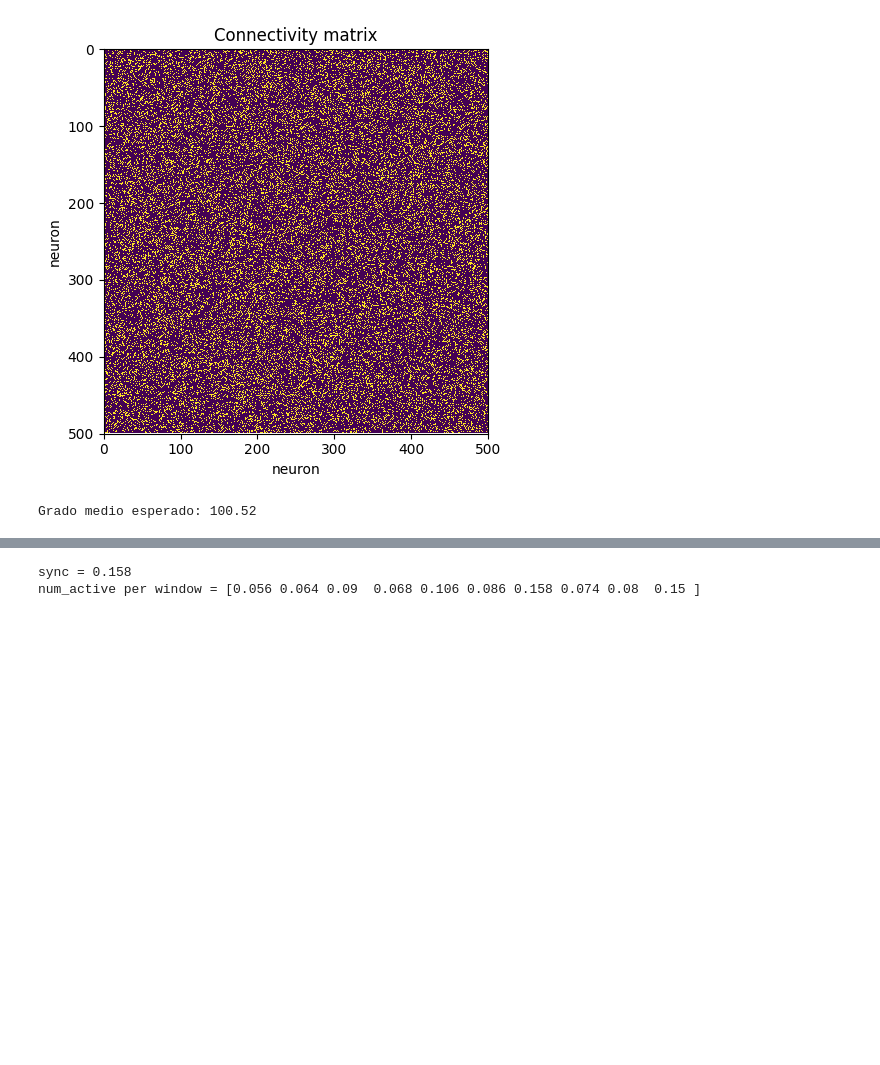
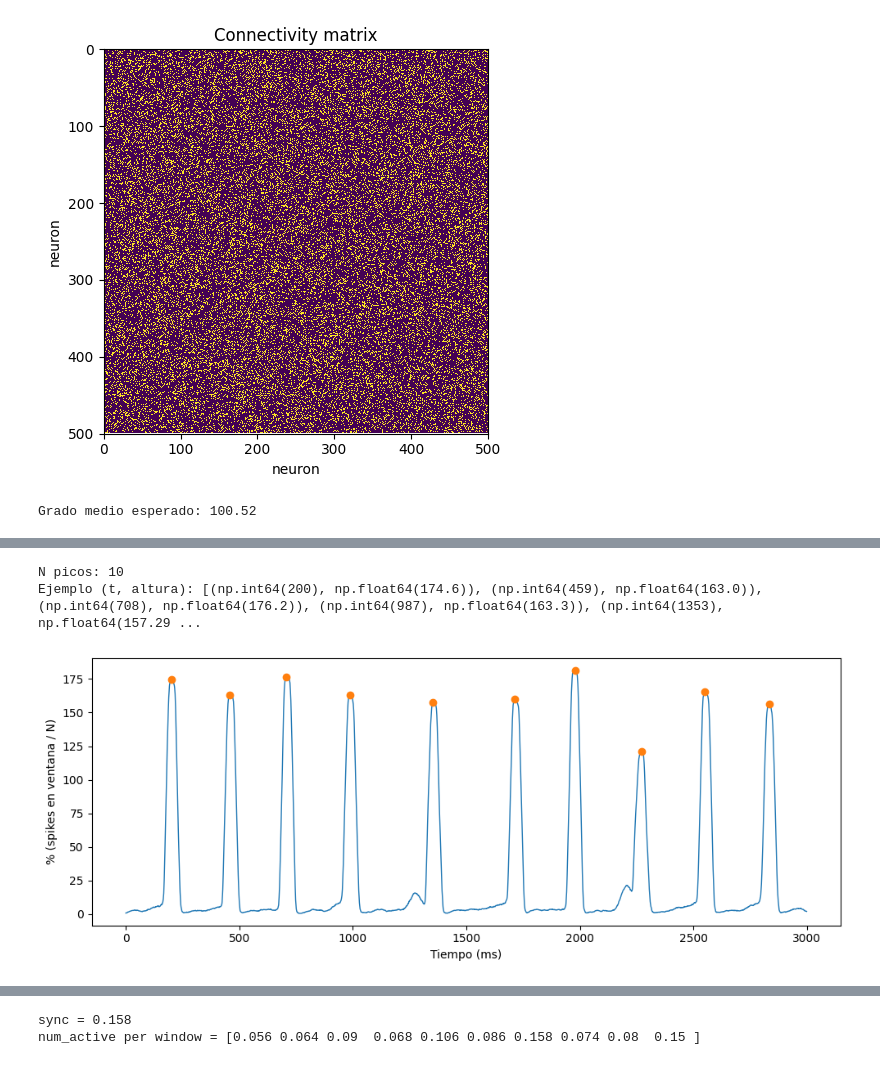
Before and after one commit to underDD/TFM, a Jupyter notebook: Izhikevich.ipynb, the cells around one changed output, grey strips where cells are left out. Drawn from its saved outputs; the diff is of its cells as text; code cells hidden in the pictures; blank space fills up the shorter version.

```diff
--- a/Izhikevich.ipynb
+++ b/Izhikevich.ipynb
@@ -378,0 +379,38 @@ plt.show()
+# %%
+import numpy as np
+import matplotlib.pyplot as plt
+from scipy.signal import find_peaks, peak_widths
+
+y = percentage_window
+t = np.arange(len(y))  # ms si dt=1 ms
+
+# Ajustes típicos (toca estos 3)
+MIN_DISTANCE = 200      # ms entre picos (evita contar el mismo burst dos veces)
+PROMINENCE   = 20       # “qué tan pico” debe ser
+HEIGHT       = 30       # altura mínima (%)
+
+peaks, props = find_peaks(
+    y,
+    distance=MIN_DISTANCE,
+    prominence=PROMINENCE,
+    height=HEIGHT
+)
+
+peak_times   = t[peaks]
+peak_heights = y[peaks]          # <-- esto es “la altura”
+peak_prom    = props["prominences"]
+
+print("N picos:", len(peaks))
+print("Ejemplo (t, altura):", list(zip(peak_times[:5], peak_heights[:5])))
+
+plt.figure(figsize=(10,4))
+plt.plot(t, y, lw=1)
+plt.plot(peak_times, peak_heights, "o")
+plt.xlabel("Tiempo (ms)")
+plt.ylabel("% (spikes en ventana / N)")
+plt.tight_layout()
+plt.show()
+# %% [output]
+N picos: 10
+Ejemplo (t, altura): [(np.int64(200), np.float64(174.6)), (np.int64(459), np.float64(163.0)), (np.int64(708), np.float64(176.2)), (np.int64(987), np.float64(163.3)), (np.int64(1353), np.float64(157.29 ...
+[figure, added]
```
Also changed, not shown: parts of 7 cells of this notebook, 35 other files.
